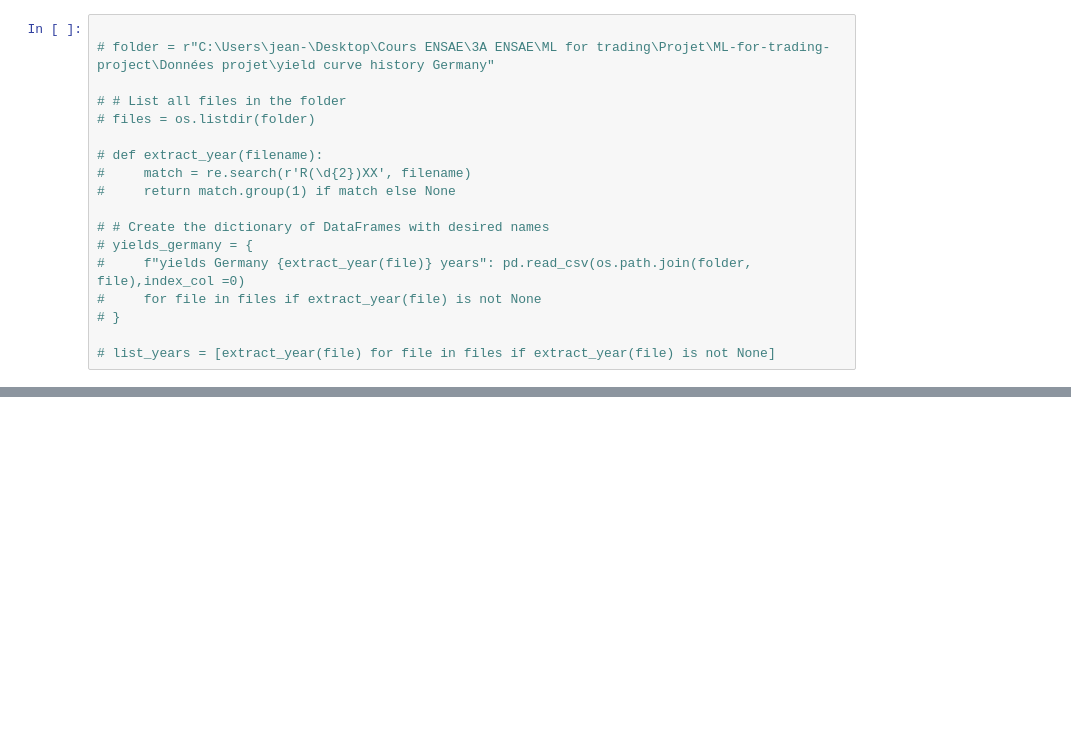
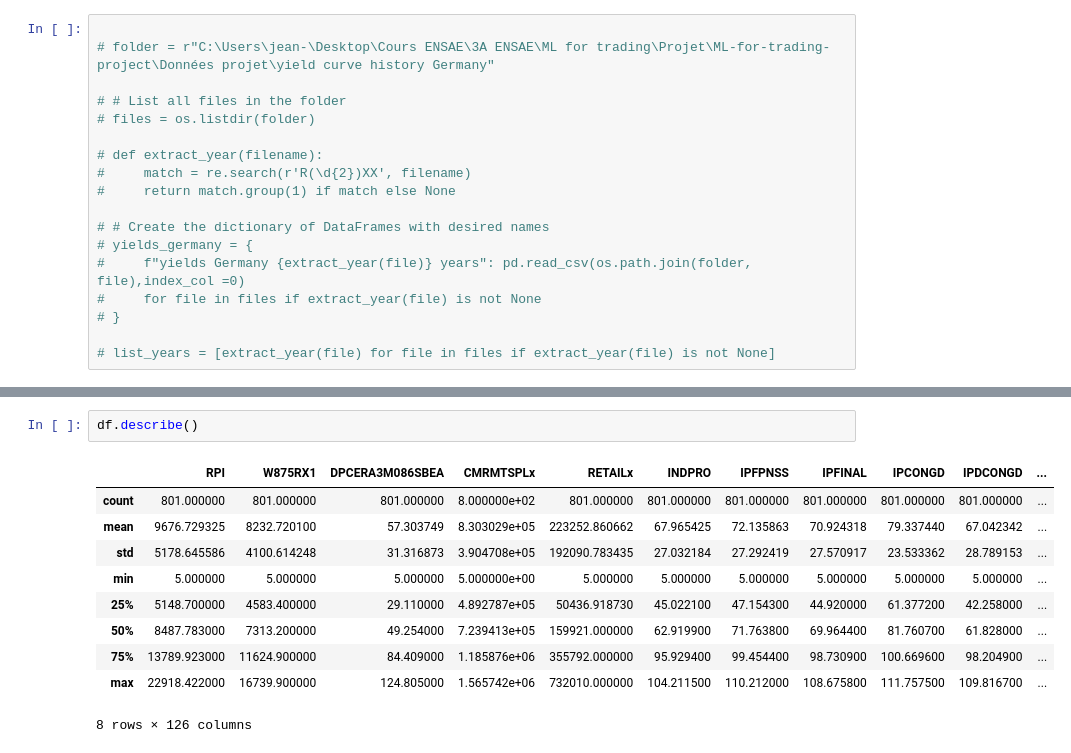
Before and after one commit to jeanlouvaleau/ML-for-trading-project, a Jupyter notebook: data.ipynb, the cells around one changed output, grey strips where cells are left out. Saved outputs shown, nothing was run; the diff lists cells and outputs as text; blank space fills up the shorter version.

```diff
--- a/data.ipynb
+++ b/data.ipynb
@@ -77,0 +79,13 @@ df[df.index.isin(['Germany'])].tail(30)
+# %%
+df.describe()
+# %% [output]
+|  | RPI | W875RX1 | DPCERA3M086SBEA | CMRMTSPLx | RETAILx | INDPRO | IPFPNSS | IPFINAL | IPCONGD | IPDCONGD | ... |
+| count | 801.000000 | 801.000000 | 801.000000 | 8.000000e+02 | 801.000000 | 801.000000 | 801.000000 | 801.000000 | 801.000000 | 801.000000 | ... |
+| mean | 9676.729325 | 8232.720100 | 57.303749 | 8.303029e+05 | 223252.860662 | 67.965425 | 72.135863 | 70.924318 | 79.337440 | 67.042342 | ... |
+| std | 5178.645586 | 4100.614248 | 31.316873 | 3.904708e+05 | 192090.783435 | 27.032184 | 27.292419 | 27.570917 | 23.533362 | 28.789153 | ... |
+| min | 5.000000 | 5.000000 | 5.000000 | 5.000000e+00 | 5.000000 | 5.000000 | 5.000000 | 5.000000 | 5.000000 | 5.000000 | ... |
+| 25% | 5148.700000 | 4583.400000 | 29.110000 | 4.892787e+05 | 50436.918730 | 45.022100 | 47.154300 | 44.920000 | 61.377200 | 42.258000 | ... |
+| 50% | 8487.783000 | 7313.200000 | 49.254000 | 7.239413e+05 | 159921.000000 | 62.919900 | 71.763800 | 69.964400 | 81.760700 | 61.828000 | ... |
+| 75% | 13789.923000 | 11624.900000 | 84.409000 | 1.185876e+06 | 355792.000000 | 95.929400 | 99.454400 | 98.730900 | 100.669600 | 98.204900 | ... |
+| max | 22918.422000 | 16739.900000 | 124.805000 | 1.565742e+06 | 732010.000000 | 104.211500 | 110.212000 | 108.675800 | 111.757500 | 109.816700 | ... |
+8 rows × 126 columns
```
Also changed, not shown: parts of 14 cells of this notebook.
